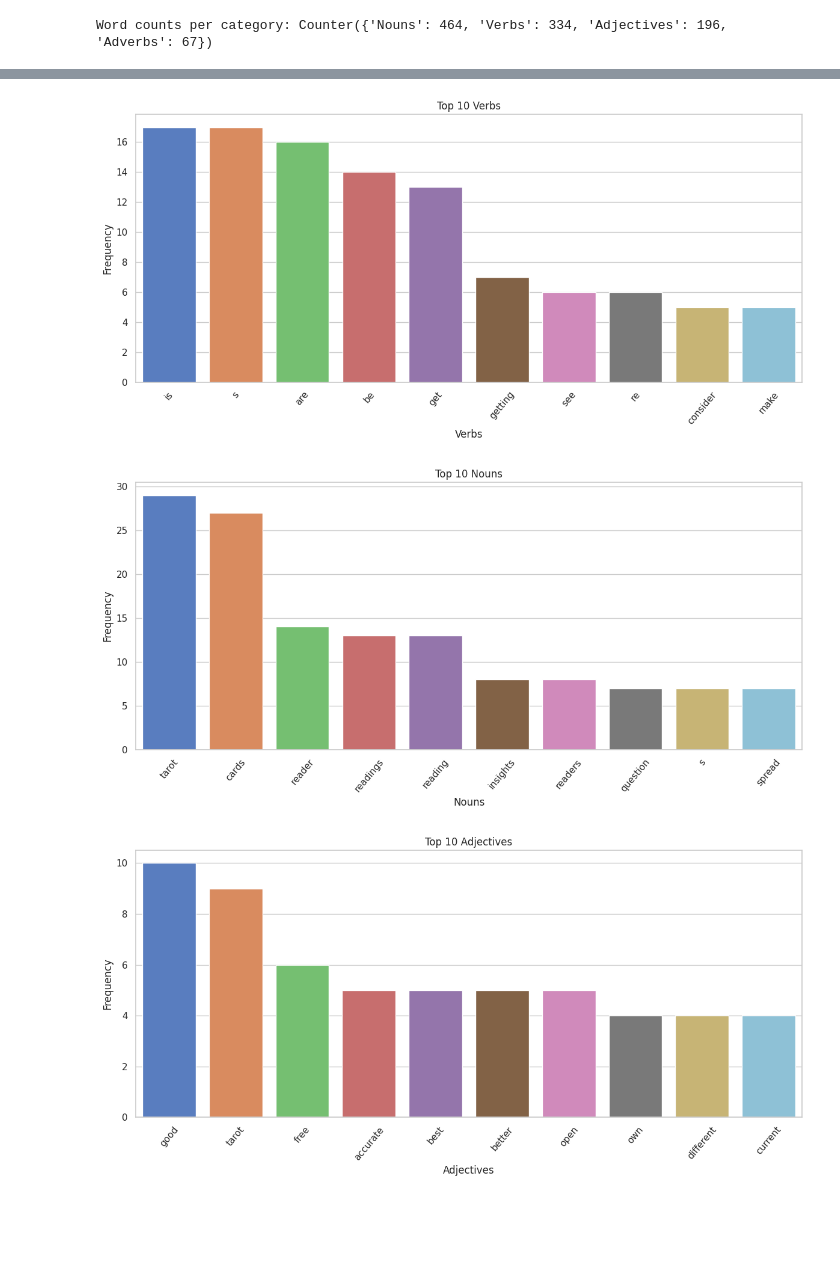
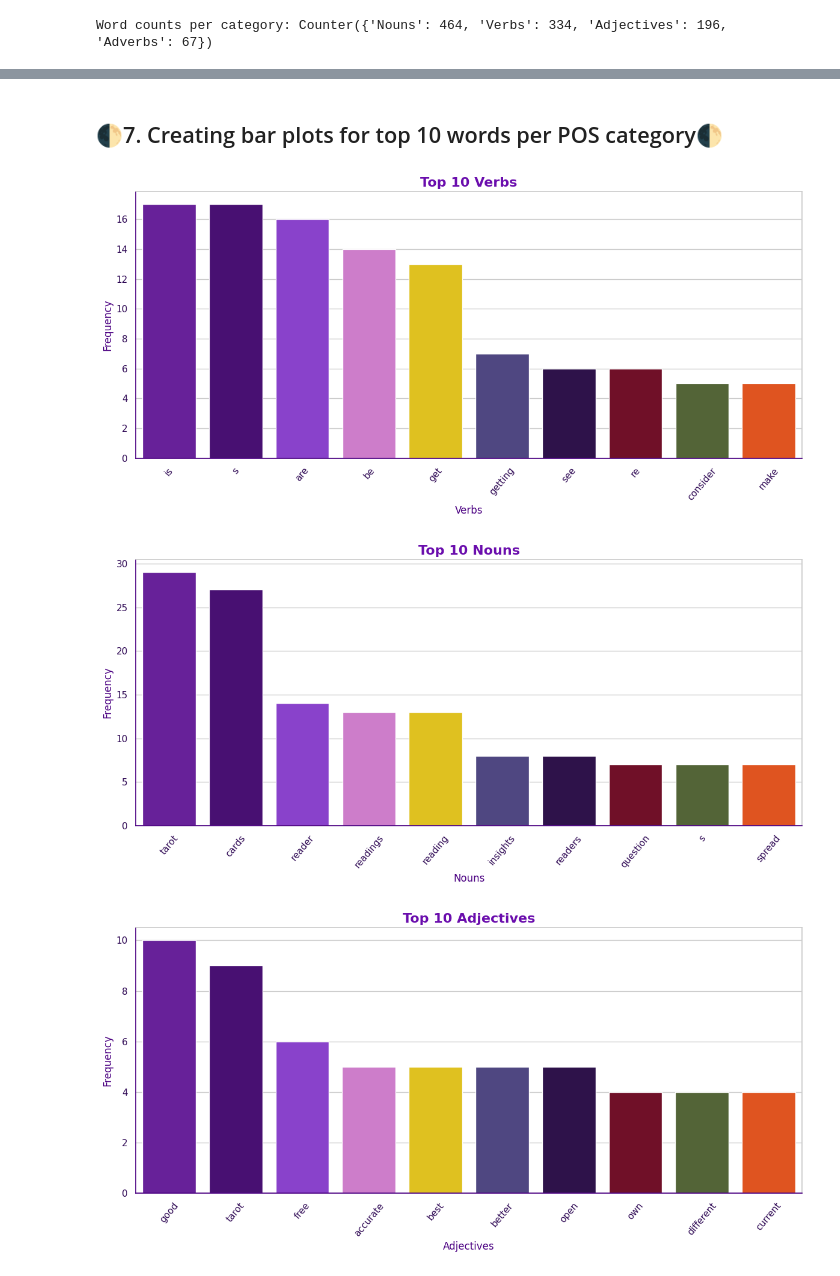
Before and after one commit to JuliaRapala/My-Python-Journey, a Jupyter notebook: last_assignment_Julia_Rąpała.ipynb, the cells around one changed output, grey strips where cells are left out. Cells and saved outputs as stored; diff of their text form; code cells hidden in the pictures; blank space fills up the shorter version.

```diff
--- a/last_assignment_Julia_Rąpała.ipynb
+++ b/last_assignment_Julia_Rąpała.ipynb
@@ -72,20 +102,31 @@ Word counts per category: Counter({'Nouns': 464, 'Verbs': 334, 'Adjectives': 196
 import matplotlib.pyplot as plt
 import seaborn as sns
 sns.set(style="whitegrid")
+# %% [markdown]
+## 🌓7. Creating bar plots for top 10 words per POS category🌓
 # %%
+import matplotlib.pyplot as plt
+import seaborn as sns
+from collections import Counter
+
+witchy_palette = ['#6A0DAD', '#4B0082', '#8A2BE2', '#DA70D6', '#FFD700', '#483D8B', '#2E0854', '#800020', '#556B2F', '#FF4500']
+
 for cat, words in category_words.items():
   top_words = Counter(words).most_common(10)
   labels, counts = zip(*top_words)
 
-  plt.figure(figsize=(12, 6))
-  sns.barplot(x=list(labels), y=list(counts), palette="muted")
-  plt.title(f"Top 10 {cat}")
-  plt.ylabel("Frequency")
-  plt.xlabel(f"{cat}")
-  plt.xticks(rotation = 50)
+  plt.figure(figsize=(12,6))
+  sns.barplot(x=list(labels), y=list(counts), palette=witchy_palette)
+  plt.title(f"Top 10 {cat}", fontsize=16, fontweight='bold', color='#6A0DAD')
+  plt.ylabel("Frequency", fontsize=12, color='#4B0082')
+  plt.xlabel(f"{cat}", fontsize=12, color='#4B0082')
+  plt.xticks(rotation=50, color='#2E0854', fontsize=11)
+  plt.yticks(color='#2E0854')
+  plt.gca().spines['bottom'].set_color('#4B0082')
+  plt.gca().spines['left'].set_color('#4B0082')
   plt.tight_layout()
   plt.show()
 # %% [output]
-[figure, old version]
+[figure, new version]
-[figure, old version]
+[figure, new version]
-[figure, old version]
+[figure, new version]
```
Also changed, not shown: parts of 14 cells of this notebook.
